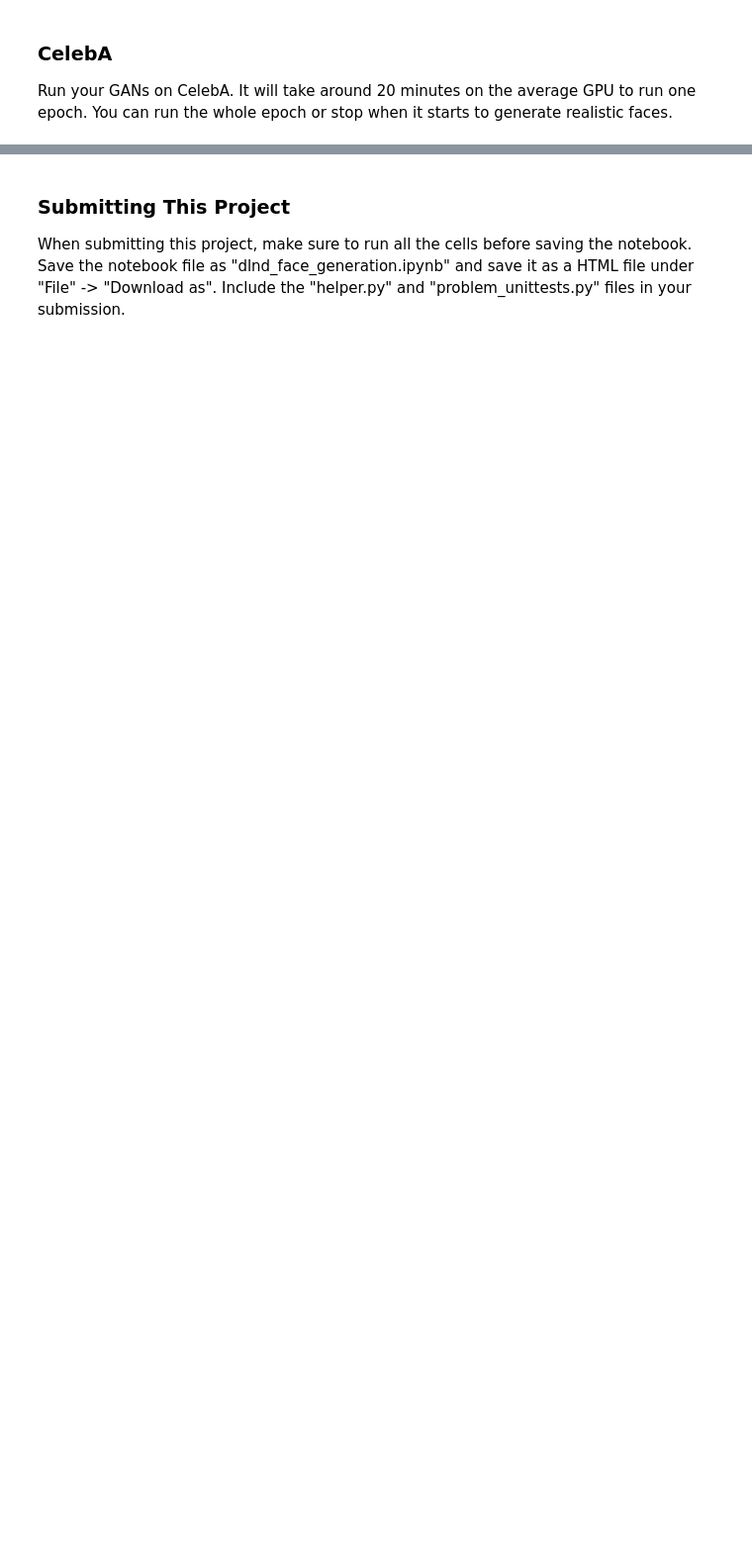
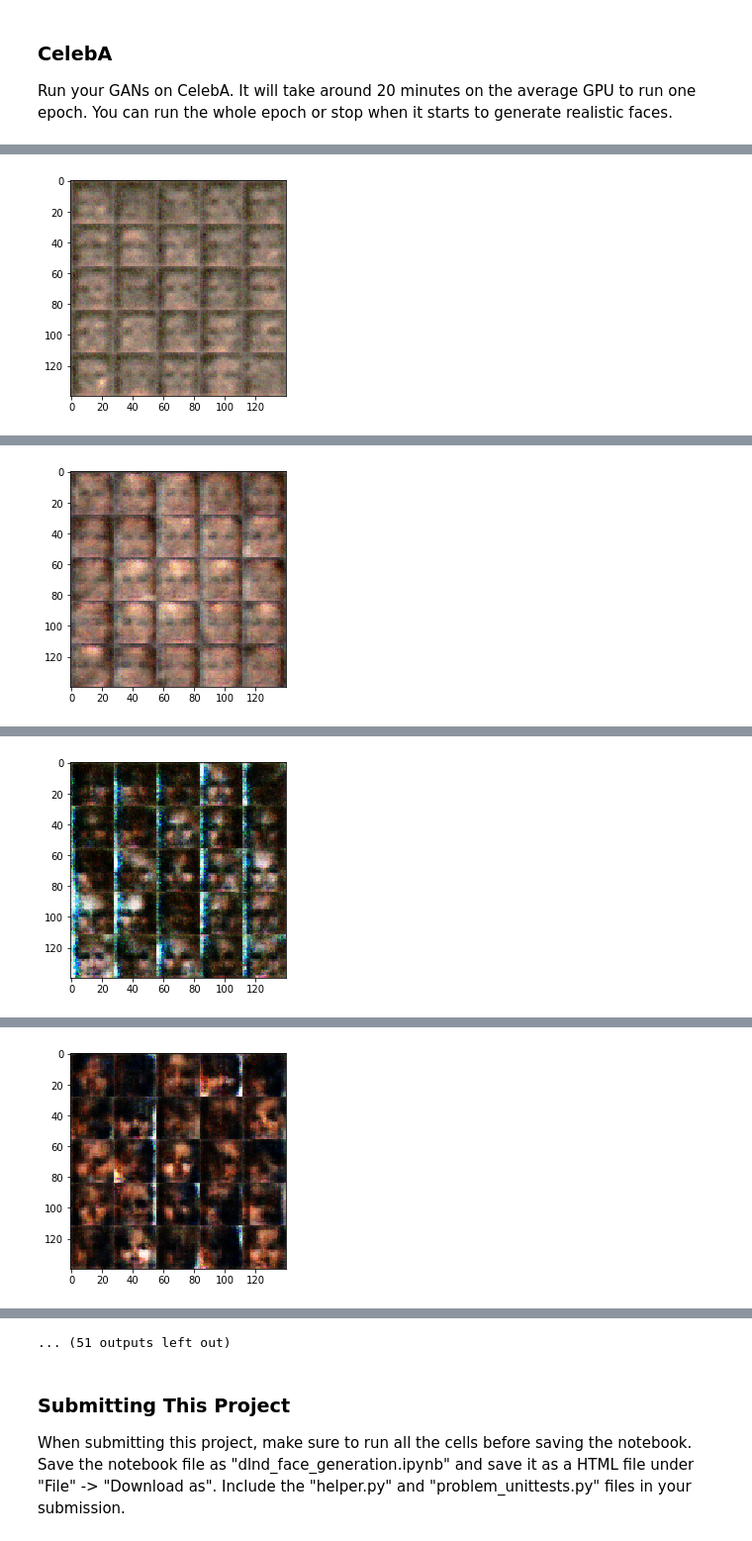
Before and after one commit to Lenninlasd/DLND-5, a Jupyter notebook: dlnd_face_generation.ipynb, the cells around one changed output, grey strips where cells are left out. Shown at 99% size. Cells and saved outputs as stored; diff of their text form; code cells hidden in the pictures; blank space fills up the shorter version.

```diff
--- a/dlnd_face_generation.ipynb
+++ b/dlnd_face_generation.ipynb
@@ -398,7 +491,7 @@ with tf.Graph().as_default():
 Run your GANs on CelebA.  It will take around 20 minutes on the average GPU to run one epoch.  You can run the whole epoch or stop when it starts to generate realistic faces.
 # %%
 batch_size = 64
-z_dim = 128
+z_dim = 100
 learning_rate = 0.0001
 beta1 = 0.5
 
@@ -412,3 +505,4 @@ celeba_dataset = helper.Dataset('celeba', glob(os.path.join(data_dir, 'img_align
 with tf.Graph().as_default():
     train(epochs, batch_size, z_dim, learning_rate, beta1, celeba_dataset.get_batches,
           celeba_dataset.shape, celeba_dataset.image_mode)
+# %% [output]
@@ -414,0 +519 @@ with tf.Graph().as_default():
+[figure, added]
@@ -414,0 +530 @@ with tf.Graph().as_default():
+[figure, added]
@@ -414,0 +541 @@ with tf.Graph().as_default():
+[figure, added]
@@ -414,0 +552 @@ with tf.Graph().as_default():
+[figure, added]
@@ -415,3 +575,4 @@ with tf.Graph().as_default():
+... (51 outputs left out)
 # %% [markdown]
 ### Submitting This Project
 When submitting this project, make sure to run all the cells before saving the notebook. Save the notebook file as "dlnd_face_generation.ipynb" and save it as a HTML file under "File" -> "Download as". Include the "helper.py" and "problem_unittests.py" files in your submission.
```
Also changed, not shown: parts of 9 cells of this notebook, 1 other file.
